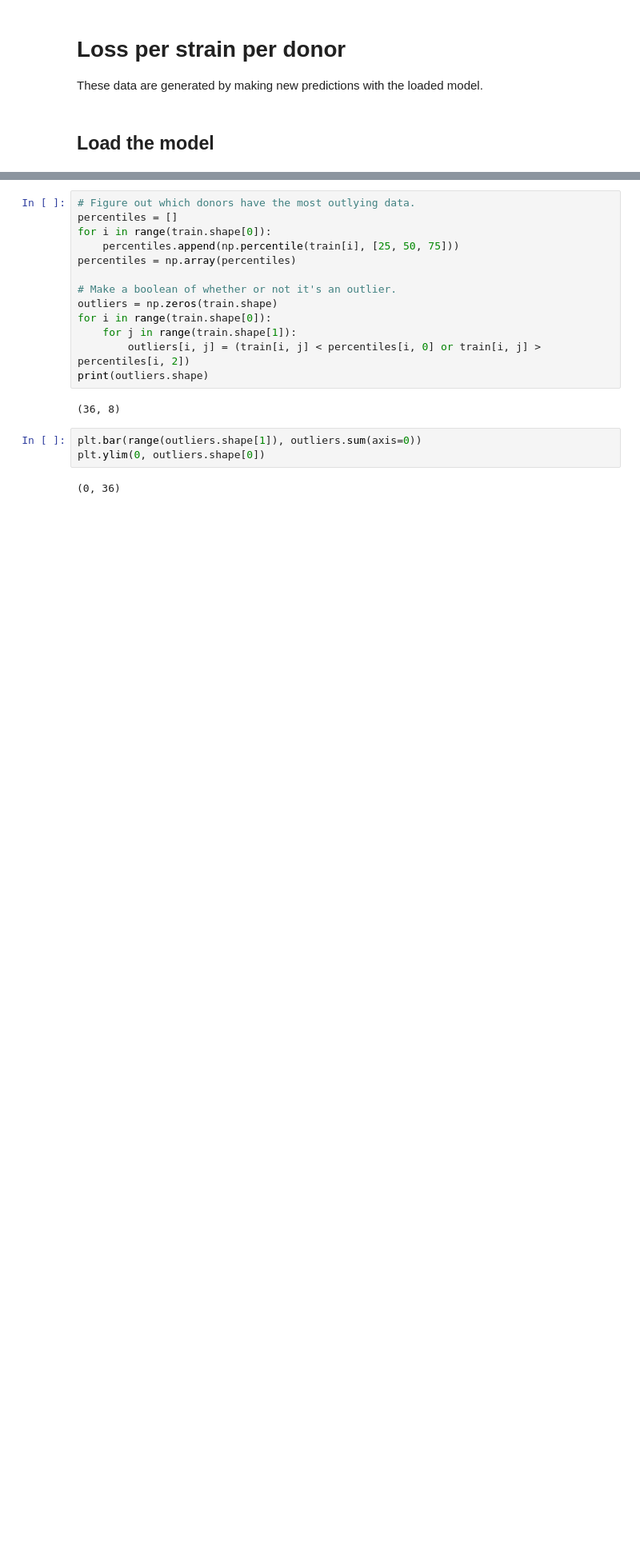
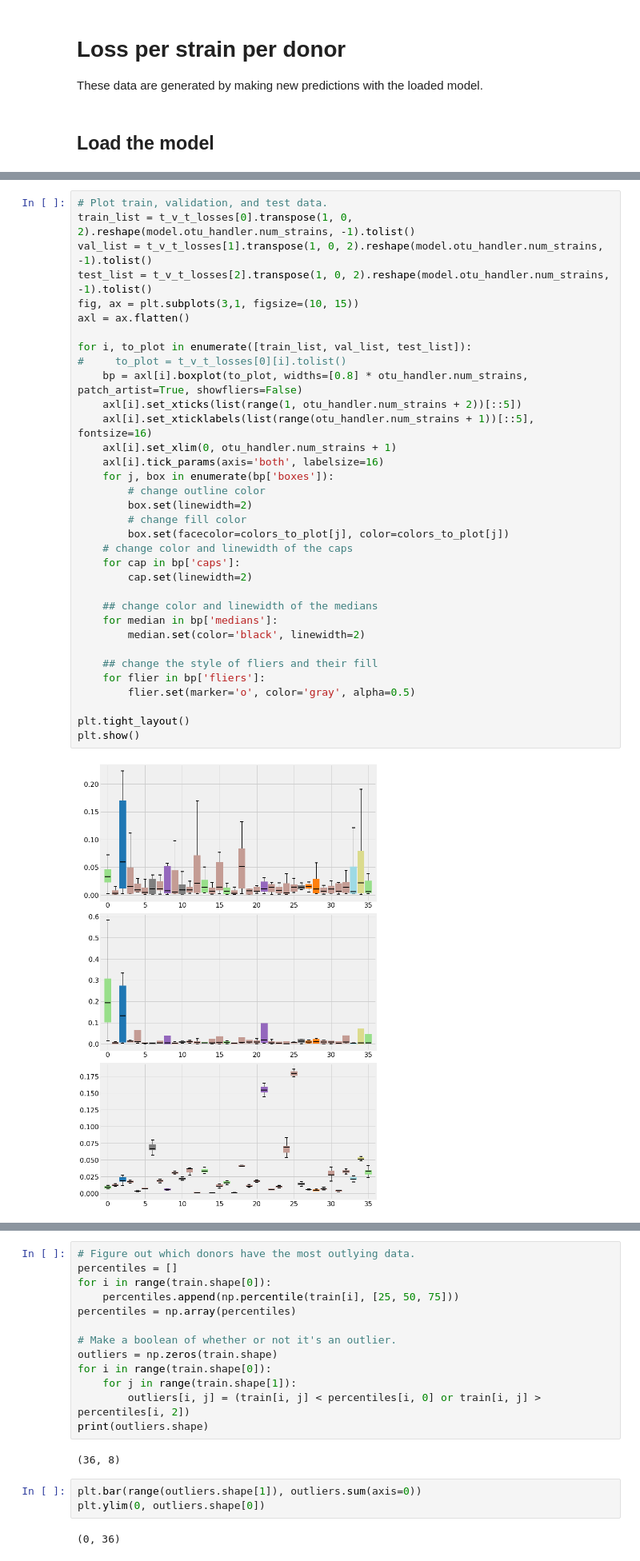
Before and after one commit to michaelwiest/microbiome-rnn, a Jupyter notebook: notebooks/Model Evaluator.ipynb, the cells around one changed output, grey strips where cells are left out. Shown at 80% size. Drawn from its saved outputs; the diff is of its cells as text; blank space fills up the shorter version.

```diff
--- a/notebooks/Model Evaluator.ipynb
+++ b/notebooks/Model Evaluator.ipynb
@@ -330 +343,37 @@ plt.show()
+# %%
+# Plot train, validation, and test data.
+train_list = t_v_t_losses[0].transpose(1, 0, 2).reshape(model.otu_handler.num_strains, -1).tolist()
+val_list = t_v_t_losses[1].transpose(1, 0, 2).reshape(model.otu_handler.num_strains, -1).tolist()
+test_list = t_v_t_losses[2].transpose(1, 0, 2).reshape(model.otu_handler.num_strains, -1).tolist()
+fig, ax = plt.subplots(3,1, figsize=(10, 15))
+axl = ax.flatten()
+
+for i, to_plot in enumerate([train_list, val_list, test_list]):
+#     to_plot = t_v_t_losses[0][i].tolist()
+    bp = axl[i].boxplot(to_plot, widths=[0.8] * otu_handler.num_strains, patch_artist=True, showfliers=False)
+    axl[i].set_xticks(list(range(1, otu_handler.num_strains + 2))[::5])
+    axl[i].set_xticklabels(list(range(otu_handler.num_strains + 1))[::5], fontsize=16)
+    axl[i].set_xlim(0, otu_handler.num_strains + 1)
+    axl[i].tick_params(axis='both', labelsize=16)
+    for j, box in enumerate(bp['boxes']):
+        # change outline color
+        box.set(linewidth=2)
+        # change fill color
+        box.set(facecolor=colors_to_plot[j], color=colors_to_plot[j])
+    # change color and linewidth of the caps
+    for cap in bp['caps']:
+        cap.set(linewidth=2)
+
+    ## change color and linewidth of the medians
+    for median in bp['medians']:
+        median.set(color='black', linewidth=2)
+
+    ## change the style of fliers and their fill
+    for flier in bp['fliers']:
+        flier.set(marker='o', color='gray', alpha=0.5)
+
+plt.tight_layout()
+plt.show()
+# %% [output]
+[figure, added]
 # %%
```
Also changed, not shown: parts of 11 cells of this notebook.
